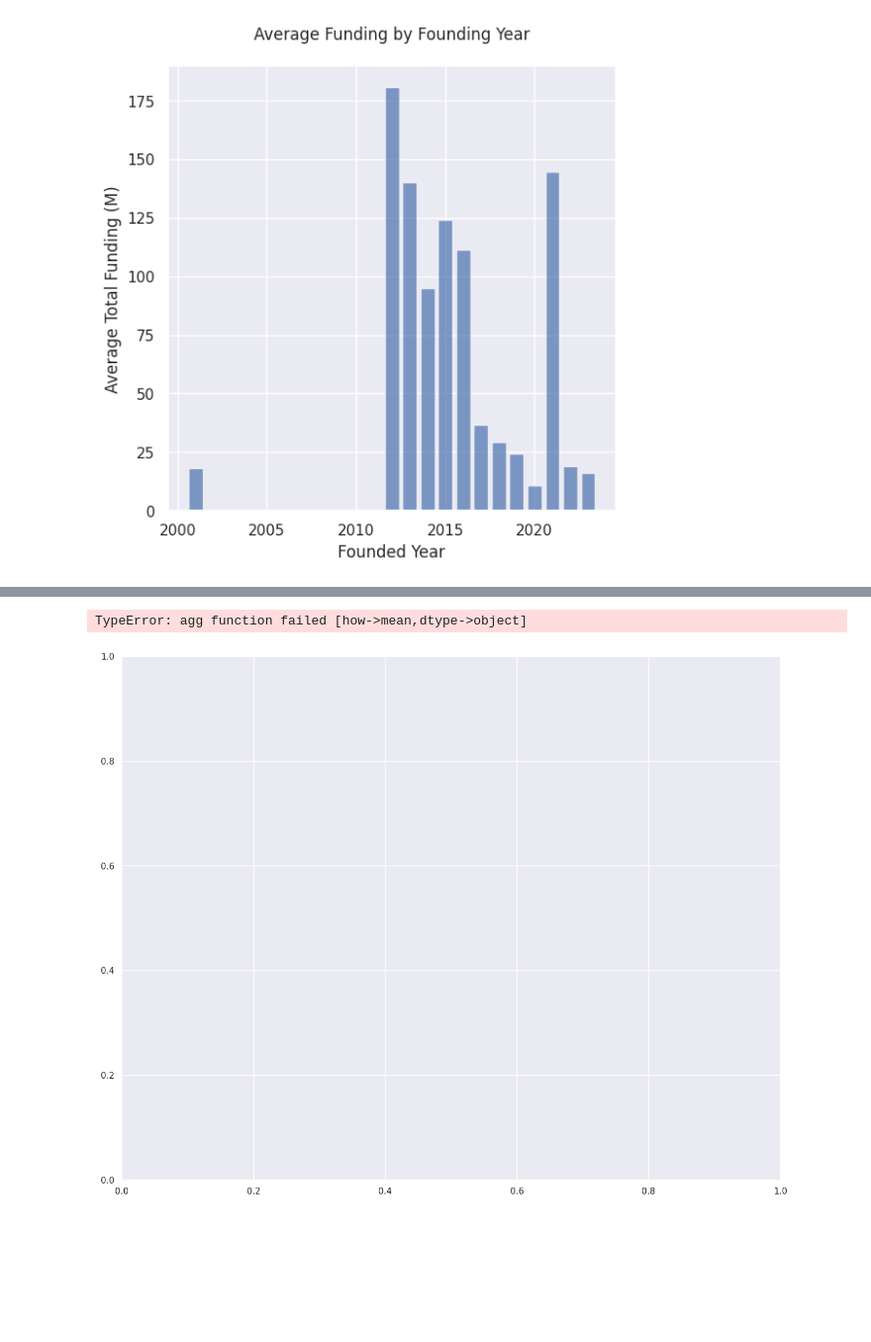
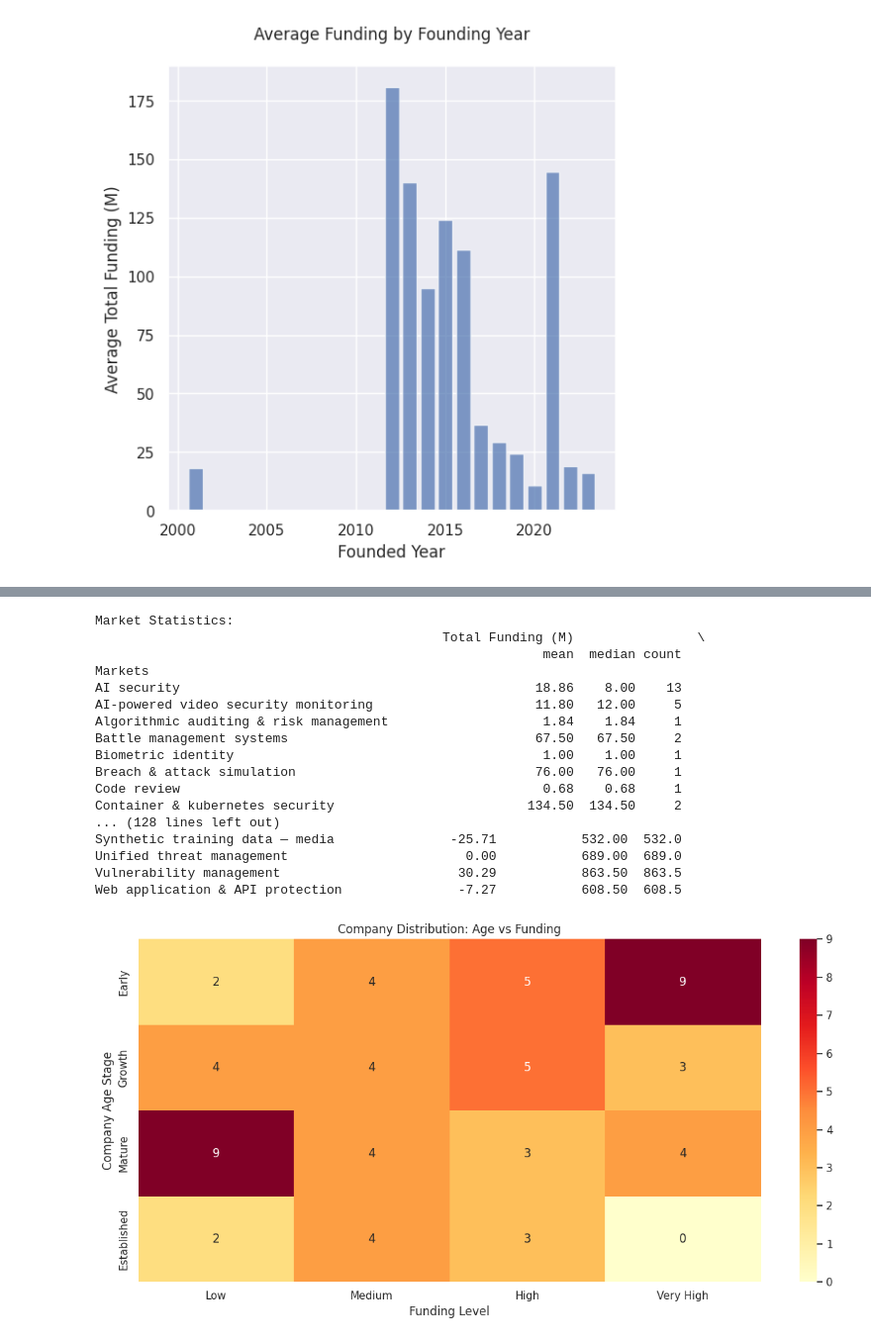
Before and after one commit to alessandrotavazzi/collaboration_swisscom, a Jupyter notebook: notebooks/data_analysis.ipynb, the cells around one changed output, grey strips where cells are left out. Shown at 99% size. Drawn from its saved outputs; the diff is of its cells as text; code cells hidden in the pictures; blank space fills up the shorter version.

```diff
--- a/notebooks/data_analysis.ipynb
+++ b/notebooks/data_analysis.ipynb
@@ -1467,47 +1520,44 @@ Text(0, 0.5, 'Average Total Funding (M)')
 # %%
-# Time-based analysis
-fig, ax2 = plt.subplots(1, 1, figsize=(15, 12))
-
-# 2. Growth metrics by market
-market_metrics = data.groupby('Markets').agg({
-    'Total Headcount': 'mean',
-    '12 Month Headcount Change %': 'mean',
-    'Mosaic (Overall)': 'mean'
-}).sort_values('Total Headcount', ascending=False)
-
-market_metrics.plot(kind='bar', ax=ax2)
-ax2.set_title('Market Comparison: Headcount, Growth, and Mosaic Score', pad=20)
-ax2.set_xlabel('Markets')
-ax2.legend()
-ax2.tick_params(axis='x', rotation=45)
-
-plt.tight_layout()
-plt.show()
-
 # Detailed statistical analysis
 print("\nMarket Statistics:")
 market_stats = data.groupby('Markets').agg({
     'Total Funding (M)': ['mean', 'median', 'count'],
     'Total Headcount': ['mean', 'median'],
     '12 Month Headcount Change %': ['mean', 'median'],
     'Mosaic (Overall)': ['mean', 'median']
 }).round(2)
 
 print(market_stats)
 
 # Create new figure for heatmap
 plt.figure(figsize=(12, 6))
 growth_analysis = pd.crosstab(
     pd.qcut(data['Founded Year'], q=4, labels=['Early', 'Growth', 'Mature', 'Established']),
     pd.qcut(data['Total Funding (M)'], q=4, labels=['Low', 'Medium', 'High', 'Very High'])
 )
 
 sns.heatmap(growth_analysis, annot=True, fmt='d', cmap='YlOrRd')
 plt.title('Company Distribution: Age vs Funding')
 plt.xlabel('Funding Level')
 plt.ylabel('Company Age Stage')
 plt.tight_layout()
 plt.show()
 # %% [output]
-TypeError: agg function failed [how->mean,dtype->object]
+Market Statistics:
+                                             Total Funding (M)                \
+                                                          mean  median count
+Markets
+AI security                                              18.86    8.00    13
+AI-powered video security monitoring                     11.80   12.00     5
+Algorithmic auditing & risk management                    1.84    1.84     1
+Battle management systems                                67.50   67.50     2
+Biometric identity                                        1.00    1.00     1
+Breach & attack simulation                               76.00   76.00     1
+Code review                                               0.68    0.68     1
+Container & kubernetes security                         134.50  134.50     2
+... (128 lines left out)
+Synthetic training data — media               -25.71           532.00  532.0
+Unified threat management                       0.00           689.00  689.0
+Vulnerability management                       30.29           863.50  863.5
+Web application & API protection               -7.27           608.50  608.5
-[figure, old version]
+[figure, new version]
```
Also changed, not shown: parts of 8 cells of this notebook.
